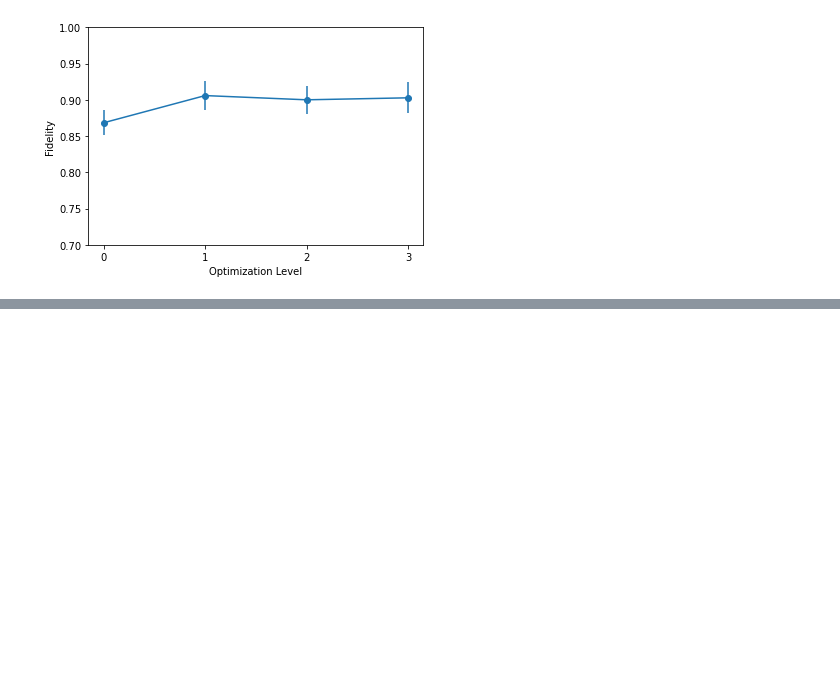
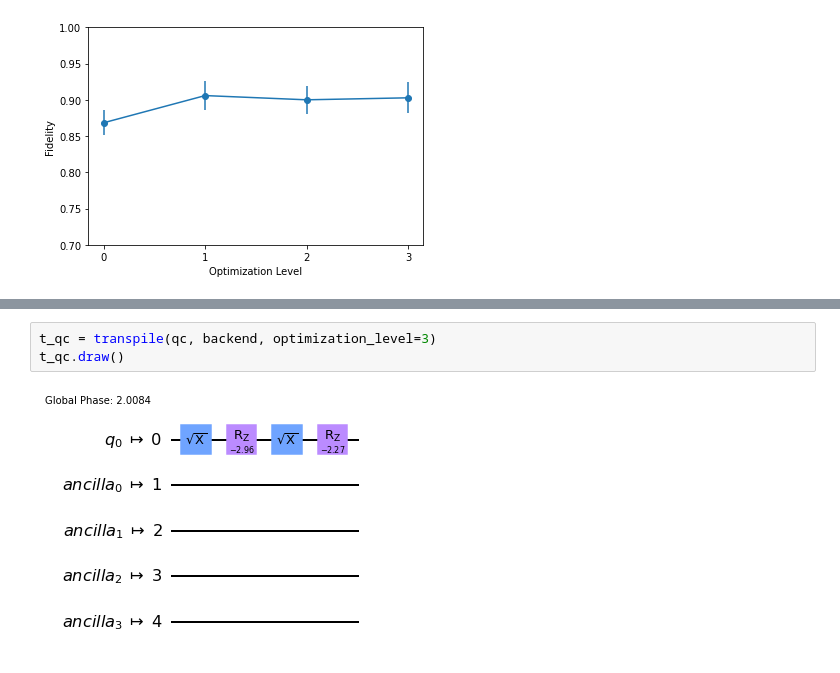
Before and after one commit to KnightShuffler/Fidelity-of-Quantum-Teleporation, a Jupyter notebook: Code/Teleportation-Paper.ipynb, the cells around one changed output, grey strips where cells are left out. Drawn from its saved outputs; the diff is of its cells as text; blank space fills up the shorter version.

```diff
--- a/Code/Teleportation-Paper.ipynb
+++ b/Code/Teleportation-Paper.ipynb
@@ -567,0 +589,5 @@ fig.show()
+# %%
+t_qc = transpile(qc, backend, optimization_level=3)
+t_qc.draw()
+# %% [output]
+[figure, added]
```
Also changed, not shown: parts of 10 cells of this notebook, 4 other files.
